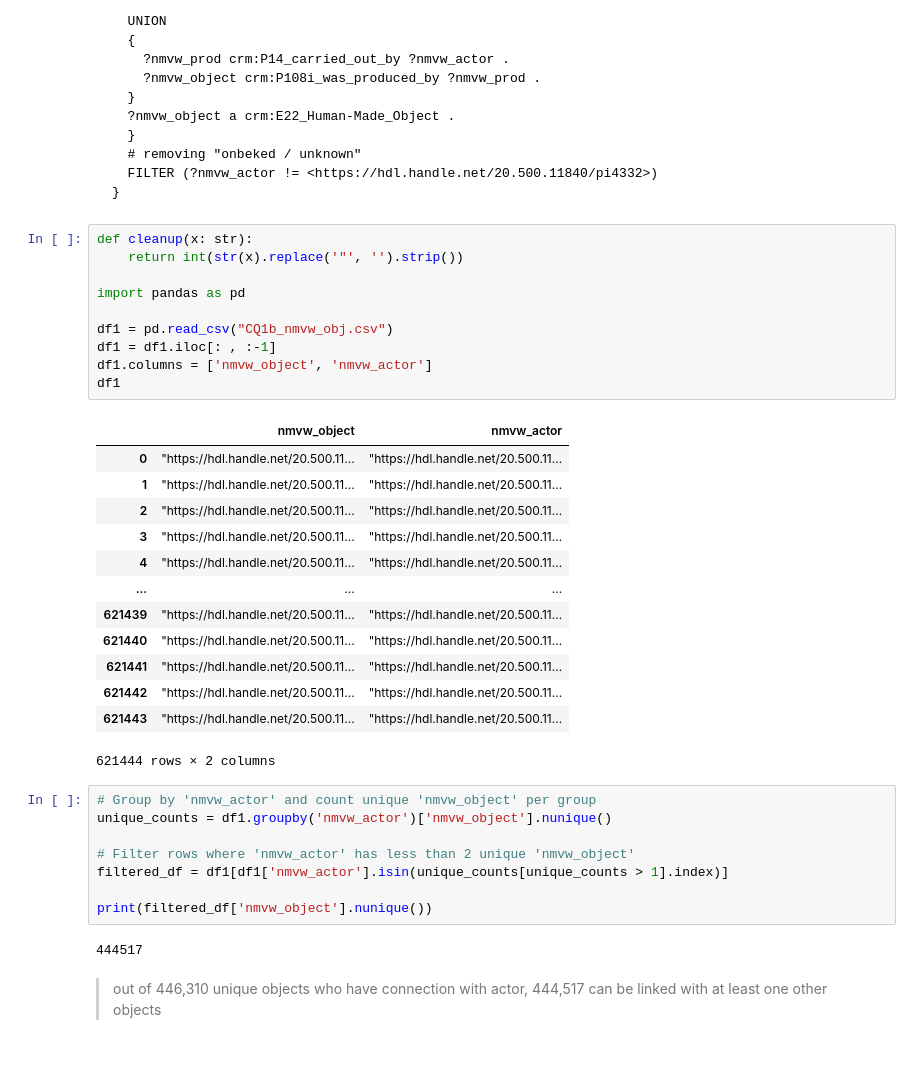
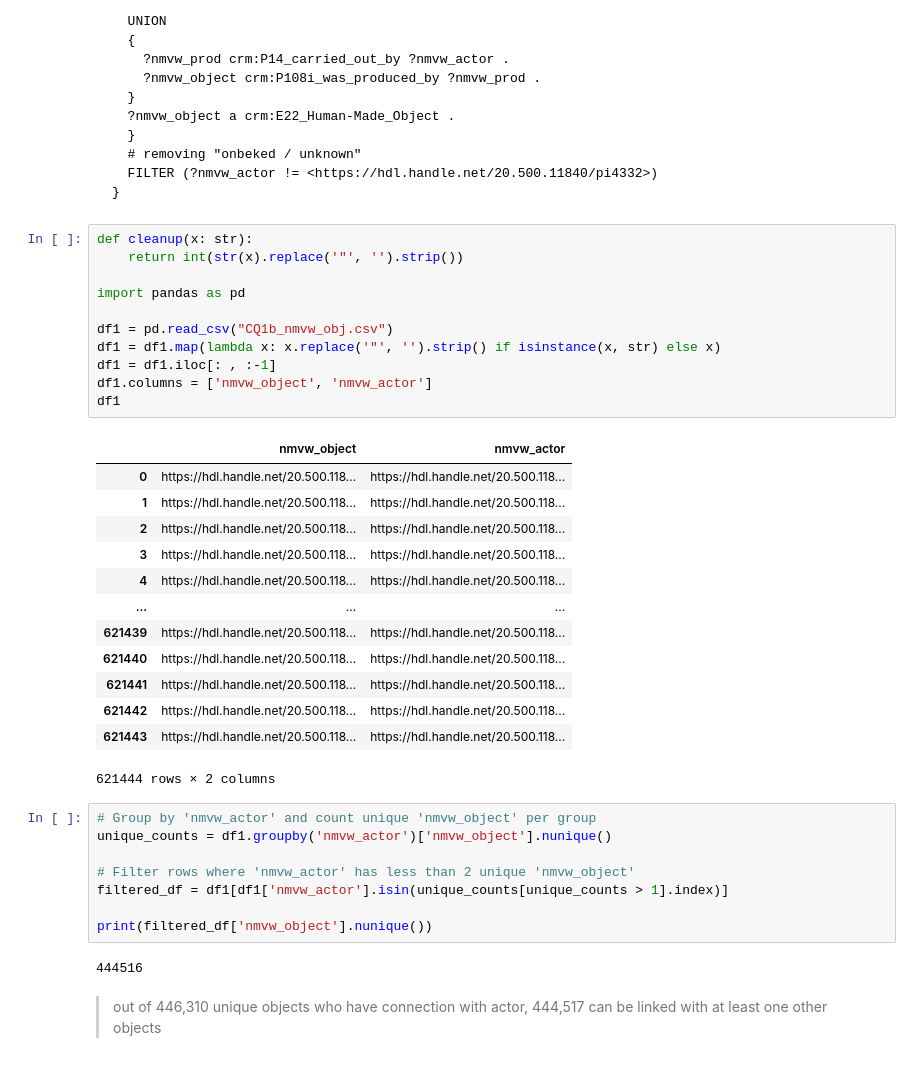
Before and after one commit to Shoilee/dh_entity_linking_v2, a Jupyter notebook: workflow/query/results.ipynb, the cells around one changed output. Drawn from its saved outputs; the diff is of its cells as text.

```diff
--- a/workflow/query/results.ipynb
+++ b/workflow/query/results.ipynb
@@ -131,26 +133,27 @@ WHERE{
 # %%
 def cleanup(x: str):
     return int(str(x).replace('"', '').strip())
 
 import pandas as pd
 
 df1 = pd.read_csv("CQ1b_nmvw_obj.csv")
+df1 = df1.map(lambda x: x.replace('"', '').strip() if isinstance(x, str) else x)
 df1 = df1.iloc[: , :-1]
 df1.columns = ['nmvw_object', 'nmvw_actor']
 df1
 # %% [output]
 |  | nmvw_object | nmvw_actor |
-| 0 | "https://hdl.handle.net/20.500.11... | "https://hdl.handle.net/20.500.11... |
-| 1 | "https://hdl.handle.net/20.500.11... | "https://hdl.handle.net/20.500.11... |
-| 2 | "https://hdl.handle.net/20.500.11... | "https://hdl.handle.net/20.500.11... |
-| 3 | "https://hdl.handle.net/20.500.11... | "https://hdl.handle.net/20.500.11... |
-| 4 | "https://hdl.handle.net/20.500.11... | "https://hdl.handle.net/20.500.11... |
+| 0 | https://hdl.handle.net/20.500.118... | https://hdl.handle.net/20.500.118... |
+| 1 | https://hdl.handle.net/20.500.118... | https://hdl.handle.net/20.500.118... |
+| 2 | https://hdl.handle.net/20.500.118... | https://hdl.handle.net/20.500.118... |
+| 3 | https://hdl.handle.net/20.500.118... | https://hdl.handle.net/20.500.118... |
+| 4 | https://hdl.handle.net/20.500.118... | https://hdl.handle.net/20.500.118... |
 | ... | ... | ... |
-| 621439 | "https://hdl.handle.net/20.500.11... | "https://hdl.handle.net/20.500.11... |
-| 621440 | "https://hdl.handle.net/20.500.11... | "https://hdl.handle.net/20.500.11... |
-| 621441 | "https://hdl.handle.net/20.500.11... | "https://hdl.handle.net/20.500.11... |
-| 621442 | "https://hdl.handle.net/20.500.11... | "https://hdl.handle.net/20.500.11... |
-| 621443 | "https://hdl.handle.net/20.500.11... | "https://hdl.handle.net/20.500.11... |
+| 621439 | https://hdl.handle.net/20.500.118... | https://hdl.handle.net/20.500.118... |
+| 621440 | https://hdl.handle.net/20.500.118... | https://hdl.handle.net/20.500.118... |
+| 621441 | https://hdl.handle.net/20.500.118... | https://hdl.handle.net/20.500.118... |
+| 621442 | https://hdl.handle.net/20.500.118... | https://hdl.handle.net/20.500.118... |
+| 621443 | https://hdl.handle.net/20.500.118... | https://hdl.handle.net/20.500.118... |
 621444 rows × 2 columns
 # %%
 # Group by 'nmvw_actor' and count unique 'nmvw_object' per group
@@ -161,7 +164,7 @@ filtered_df = df1[df1['nmvw_actor'].isin(unique_counts[unique_counts > 1].index)
 
 print(filtered_df['nmvw_object'].nunique())
 # %% [output]
-444517
+444516
 # %% [markdown]
 > out of 446,310 unique objects who have connection with actor, 444,517 can be linked with at least one other objects
 # %% [markdown]
```
Also changed, not shown: parts of 28 cells of this notebook.
